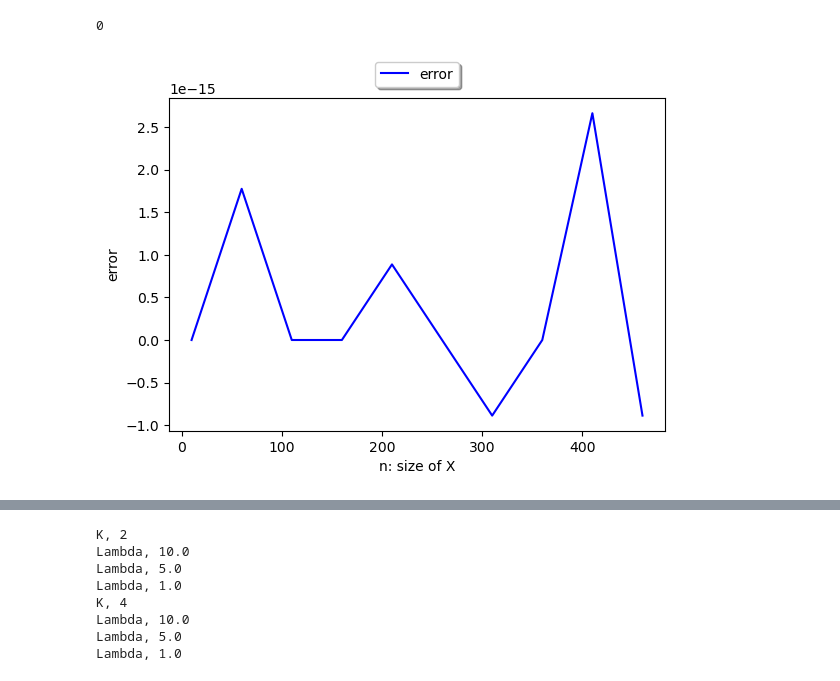
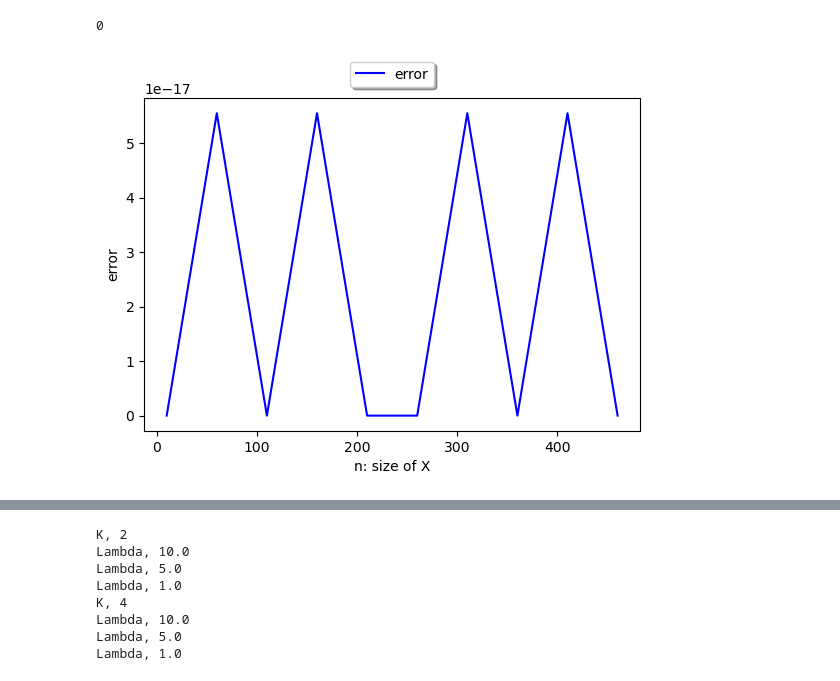
Before and after one commit to yikun-baio/LinearOPT, a Jupyter notebook: accuracy_test.ipynb, the cells around one changed output, grey strips where cells are left out. Cells and saved outputs as stored; diff of their text form; code cells hidden in the pictures.

```diff
--- a/accuracy_test.ipynb
+++ b/accuracy_test.ipynb
@@ -46,7 +46,7 @@ Max number of iteration reached, currently 12. Sometimes iterations go on in cyc
 0
 # %%
 # test correctness
-Lambda=5.0
+Lambda=0.2
 step_size=50
 k=1
 n_list=np.array(range(10,500,step_size))
@@ -82,32 +82,32 @@ for i in range(n_list.shape[0]):
 #        cost2,penualty2=vector_norm(Vij,p0_Tij,1,Lambda)
 #        opt_cost2[i,k_p]=cost2+penualty2
         # if cost2+penualty2<cost1+penualty1-0.00001:
             #     print('error')
             #     print('cost2',cost2)
     #     print('cost1',cost1)
     #     print('penualty1',penualty1)
     #     print('penualty2',penualty2)
     #     break
 
 
 
 fig = plt.figure()
 ax = plt.subplot(111)
 error=opt_cost2-opt_cost1
 error_mean=error.mean(1)
 error_std=error.std(1)
 
 plt.plot(n_list,error_mean,'-',c='blue',label='error')
 plt.fill_between(n_list,error_mean-1*error_std,error_mean+1*error_std,alpha=0.3)
 
 plt.xlabel("n: size of X")
 plt.ylabel("error")
 box = ax.get_position()
 ax.set_position([box.x0, box.y0 + box.height * 0.1,box.width, box.height * 0.9])
 plt.legend(loc='upper center',bbox_to_anchor=(0.5, 1.13),
           fancybox=True, shadow=True, ncol=3)
 #plt.savefig('experiment/test/results/accuracy_error'+str(Lambda)+'.png',format="png",dpi=800,bbox_inches='tight')
 plt.show()
 # %% [output]
-[figure, old version]
+[figure, new version]
 # %%
```
Also changed, not shown: parts of 6 cells of this notebook, 3 other files.
